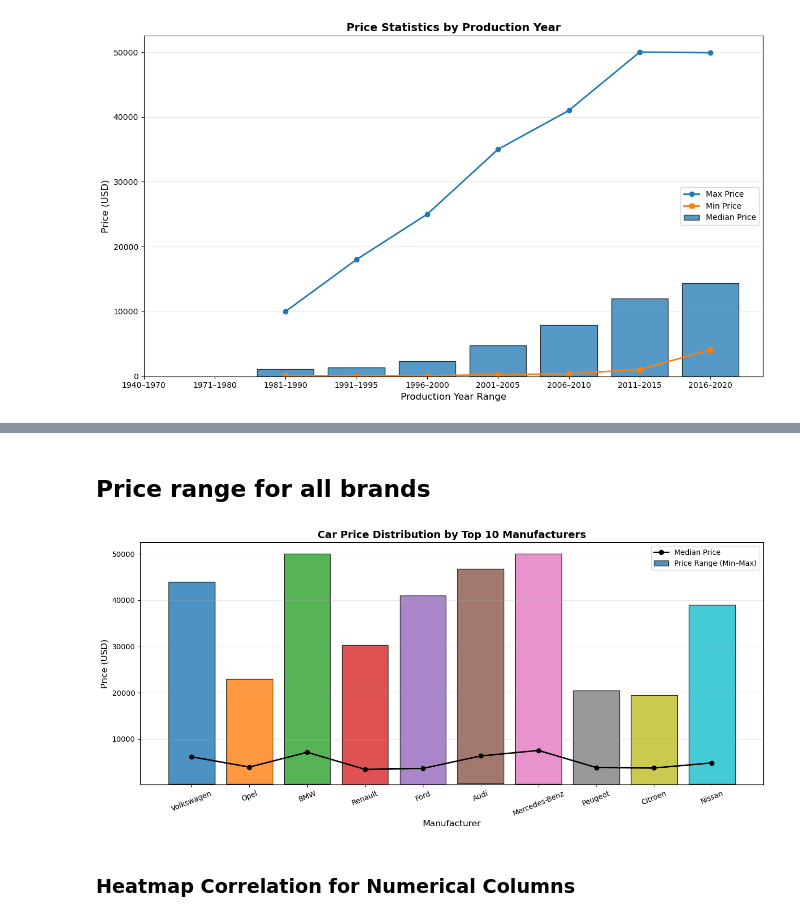
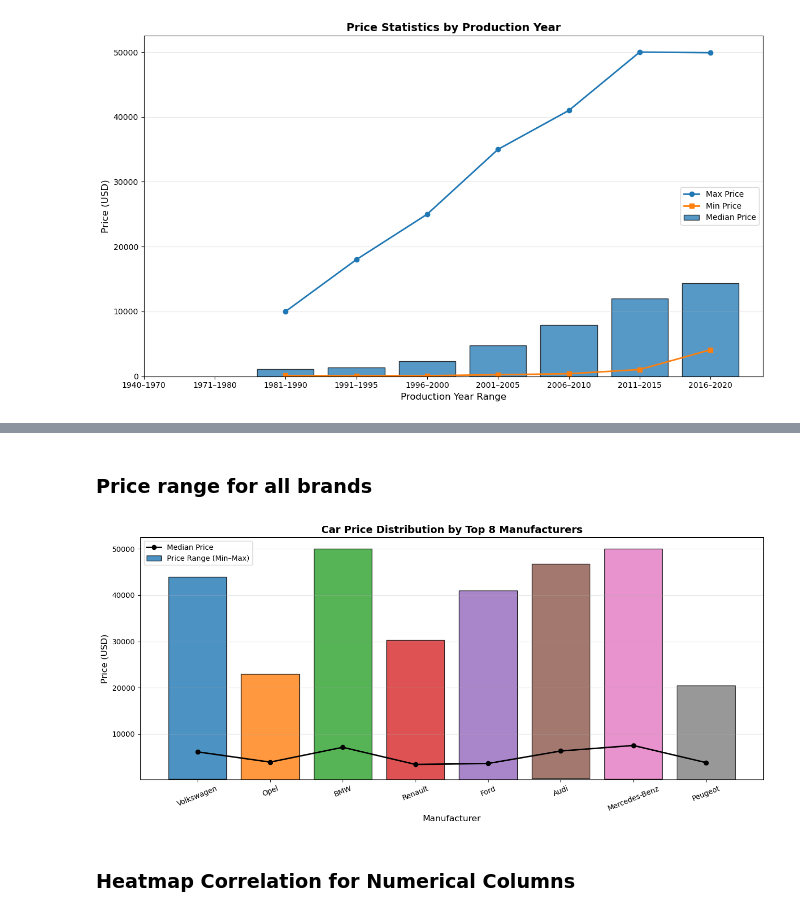
Before and after one commit to hafyze/Degree_FYP, a Jupyter notebook: notebooks/smart_car_system.ipynb, the cells around one changed output, grey strips where cells are left out. Drawn from its saved outputs; the diff is of its cells as text; code cells hidden in the pictures.

```diff
--- a/notebooks/smart_car_system.ipynb
+++ b/notebooks/smart_car_system.ipynb
@@ -904,0 +926,33 @@ See the caveats in the documentation: https://pandas.pydata.org/pandas-docs/stab
+# %%
+age_bins = [0, 5, 10, 15, 20, 25, 100]
+age_labels = ['0-5', '6-10', '11-15', '16-20', '21-25', '25+']
+
+df_clean['car_age_group'] = pd.cut(
+    df_clean['car_age'],
+    bins=age_bins,
+    labels=age_labels,
+    right=True
+)
+
+age_engine_counts = (
+    df_clean
+    .groupby(['car_age_group', 'engine_capacity_bin'])
+    .size()
+    .unstack(fill_value=0)
+)
+
+age_engine_counts.plot(
+    kind='bar',
+    stacked=False,
+    figsize=(14,5),
+    edgecolor='black'
+)
+
+plt.title("Engine Capacity Distribution by Car Age Group")
+plt.xlabel("Car Age Group (Years)")
+plt.ylabel("Number of Cars")
+plt.xticks(rotation=0)
+plt.legend(title="Engine Capacity", bbox_to_anchor=(1.02, 1))
+plt.grid(axis='y', alpha=0.3)
+plt.tight_layout()
+plt.show()
@@ -1022,7 +1025,7 @@ The observed fluctuations in car prices during this period are therefore interpr
 # %% [markdown]
-## Price range for all brands
+### Price range for all brands
 # %%
-TOP_N_BRANDS = 10
+TOP_N_BRANDS = 8
 
 top_manufacturers = df_clean['manufacturer_name'].value_counts().head(TOP_N_BRANDS)
 top_brands = top_manufacturers.index.tolist()
@@ -1053,35 +1056,35 @@ plt.bar(
     bottom=brand_price_stats['min_price'],
     color=colors,
     edgecolor='black',
     alpha=0.8,
     label='Price Range (Min–Max)'
 )
 
 # Median price line
 plt.plot(
     x,
     brand_price_stats['median_price'],
     marker='o',
     color='black',
     linewidth=2,
     label='Median Price'
 )
 
 plt.xticks(x, brands, rotation=22)
 plt.xlabel("Manufacturer", fontsize=12)
 plt.ylabel("Price (USD)", fontsize=12)
 plt.title(
-    "Car Price Distribution by Top 10 Manufacturers",
+    "Car Price Distribution by Top 8 Manufacturers",
     fontsize=14,
     fontweight='bold'
 )
 
 plt.legend()
 plt.grid(True, axis='y', alpha=0.3)
 plt.tight_layout()
 plt.show()
 # %% [output]
-[figure, old version]
+[figure, new version]
 # %% [markdown]
 ### Heatmap Correlation for Numerical Columns
 # %%
```
Also changed, not shown: parts of 27 cells of this notebook, 7 other files.
